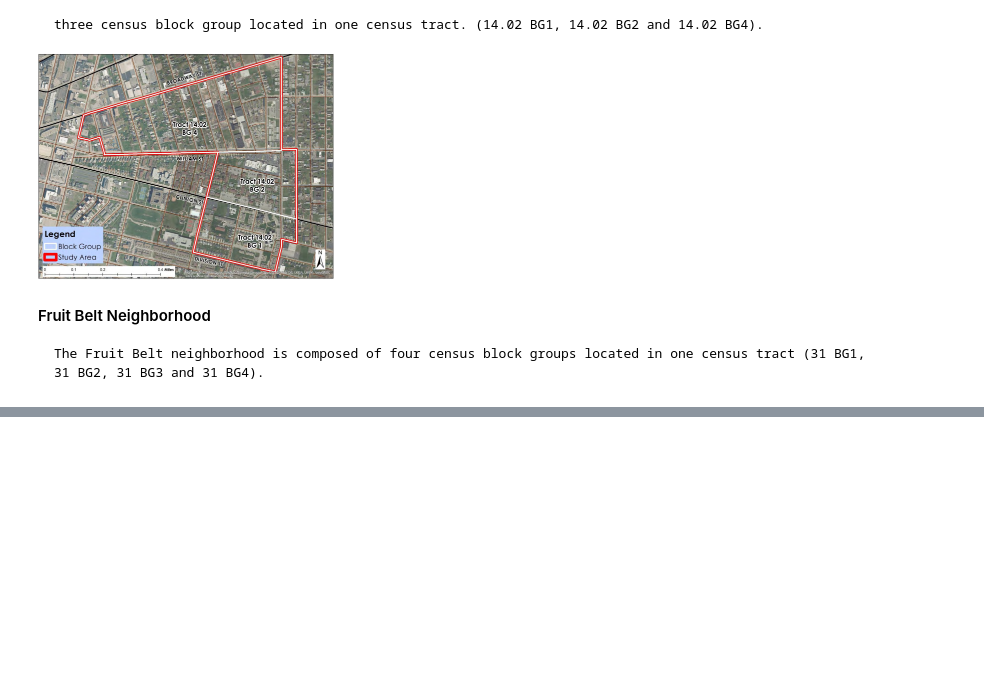
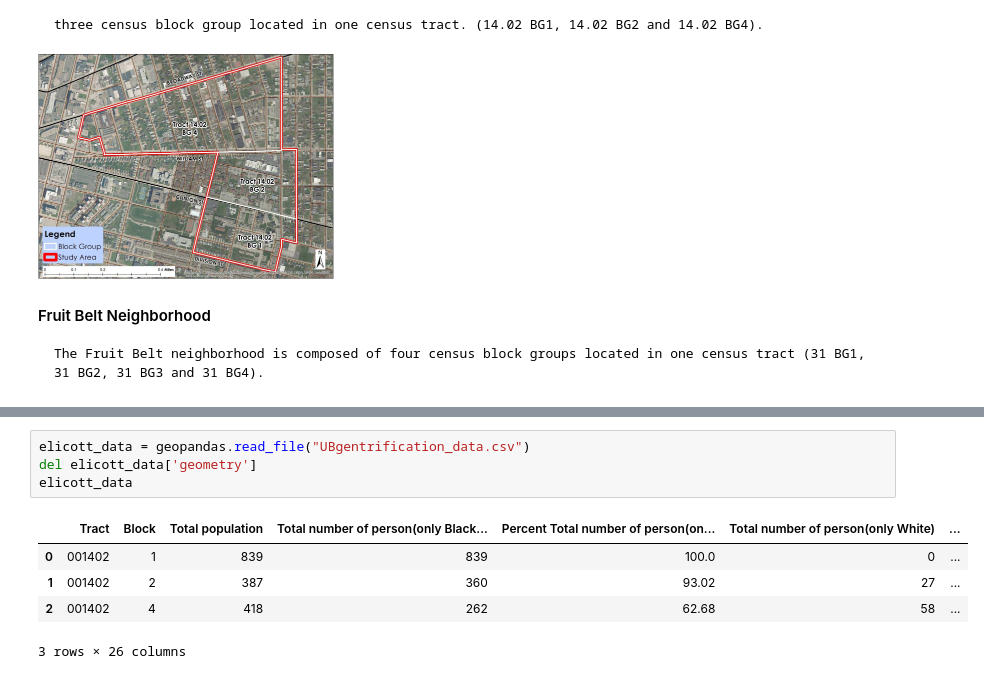
Before and after one commit to gentrification-ub/Data_from_UScensus, a Jupyter notebook: plot.ipynb, the cells around one changed output, grey strips where cells are left out. Drawn from its saved outputs; the diff is of its cells as text; blank space fills up the shorter version.

```diff
--- a/plot.ipynb
+++ b/plot.ipynb
@@ -47,0 +62,10 @@ elicott.plot(cmap = 'twilight')
+# %%
+elicott_data = geopandas.read_file("UBgentrification_data.csv")
+del elicott_data['geometry']
+elicott_data
+# %% [output]
+|  | Tract | Block | Total population | Total number of person(only Black... | Percent Total number of person(on... | Total number of person(only White) | ... |
+| 0 | 001402 | 1 | 839 | 839 | 100.0 | 0 | ... |
+| 1 | 001402 | 2 | 387 | 360 | 93.02 | 27 | ... |
+| 2 | 001402 | 4 | 418 | 262 | 62.68 | 58 | ... |
+3 rows × 26 columns
```
Also changed, not shown: parts of 3 cells of this notebook, 2 other files.
